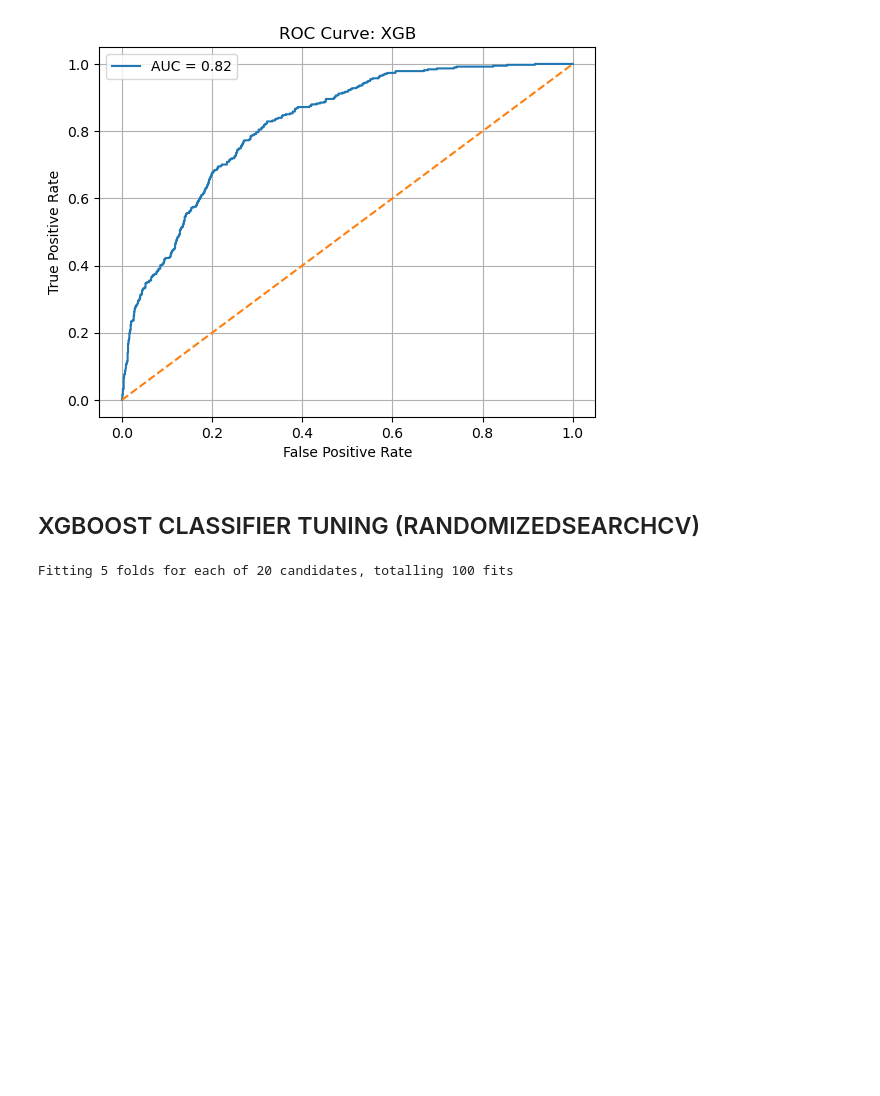
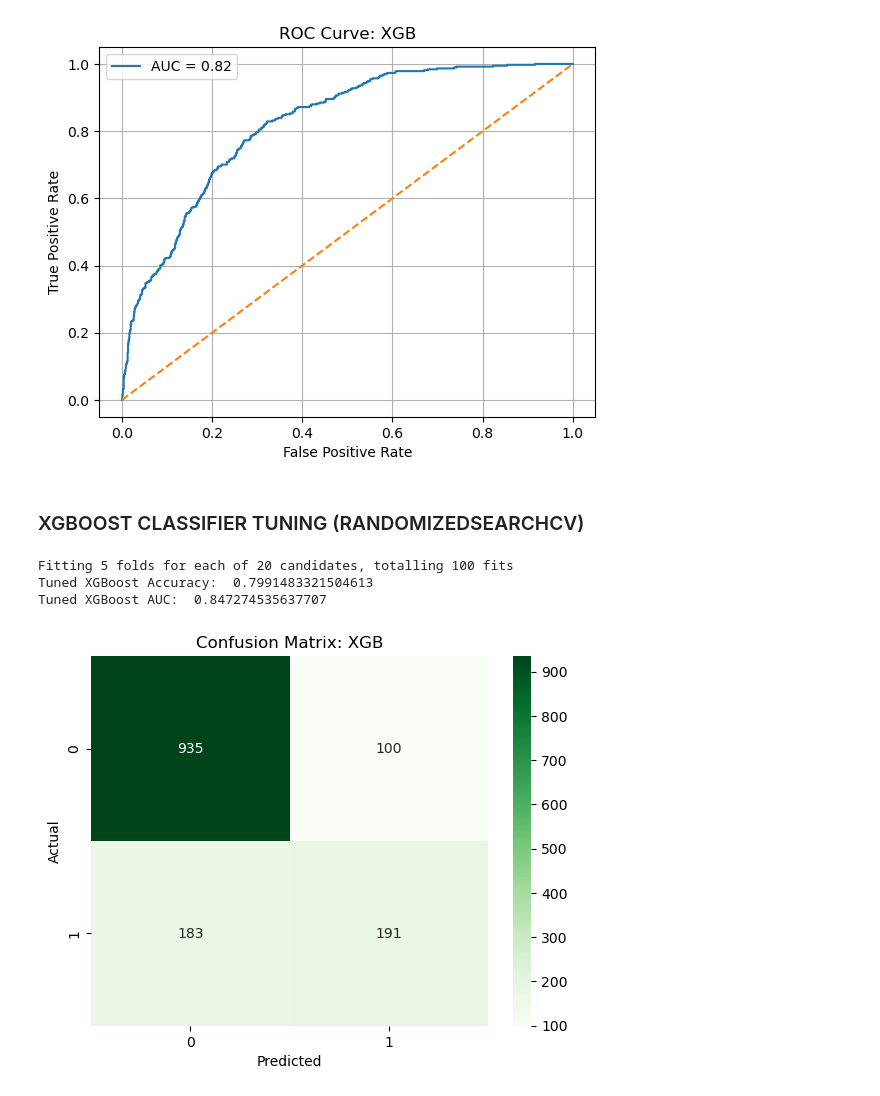
Before and after one commit to KennyKenzi/Churn_Prediction, a Jupyter notebook: notebooks/churn_modeling.ipynb, the cells around one changed output. Cells and saved outputs as stored; diff of their text form; code cells hidden in the pictures; blank space fills up the shorter version.

```diff
--- a/notebooks/data_exploration.ipynb
+++ b/notebooks/churn_modeling.ipynb
@@ -509,7 +537,7 @@ plt.show()
 XGBoost AUC: 0.8223836833811259
 [figure]
 # %% [markdown]
-## XGBOOST CLASSIFIER TUNING (RANDOMIZEDSEARCHCV)
+### XGBOOST CLASSIFIER TUNING (RANDOMIZEDSEARCHCV)
 # %%
 param_dist_xgb = {
     'n_estimators': [100, 200, 300],
@@ -517,34 +545,47 @@ param_dist_xgb = {
     'learning_rate': [0.01, 0.05, 0.1, 0.2],
     'subsample': [0.6, 0.8, 1.0],
     'colsample_bytree': [0.6, 0.8, 1.0],
     'gamma': [0, 0.1, 0.3, 0.5],
     'reg_alpha': [0, 0.01, 0.1],
     'reg_lambda': [1, 1.5, 2]
 }
 
 xgb_model2 = XGBClassifier(eval_metric='logloss', random_state=42)
 
 xgb_search = RandomizedSearchCV(
     xgb_model2,
     param_distributions=param_dist_xgb,
     n_iter=20,
     scoring='roc_auc',
     cv=5,
     verbose=1,
     random_state=42,
     n_jobs=-1
 )
 
+# FIT AND TRAIN
 xgb_search.fit(X_train_scaled, y_train)
 best_xgb = xgb_search.best_estimator_
 
-y_pred_xgb = best_xgb.predict(X_test_scaled)
-y_pred_prob_xgb = best_xgb.predict_proba(X_test_scaled)[:,1]
+y_pred_xgb_hyp = xgb_search.predict(X_test_scaled)
+y_pred_prob_xgb_hyp = best_xgb.predict_proba(X_test_scaled)[:,1]
 
-acc_xgb = accuracy_score(y_test, y_pred_xgb)
-auc_xgb = roc_auc_score(y_test, y_pred_prob_xgb)
+# ACCURACY AND AUC
+acc_xgb = accuracy_score(y_test, y_pred_xgb_hyp)
+auc_xgb = roc_auc_score(y_test, y_pred_prob_xgb_hyp)
 
 print("Tuned XGBoost Accuracy: ", acc_xgb)
 print("Tuned XGBoost AUC: ", auc_xgb)
+
+#Confusion Matrix
+cm = confusion_matrix(y_test, y_pred_xgb_hyp)
+sns.heatmap(cm, annot=True, fmt='d', cmap='Greens')
+plt.xlabel('Predicted')
+plt.ylabel('Actual')
+plt.title('Confusion Matrix: XGB')
+plt.show()
 # %% [output]
 Fitting 5 folds for each of 20 candidates, totalling 100 fits
+Tuned XGBoost Accuracy:  0.7991483321504613
+Tuned XGBoost AUC:  0.847274535637707
+[figure, added]
```
Also changed, not shown: parts of 18 cells of this notebook, 2 other files.
